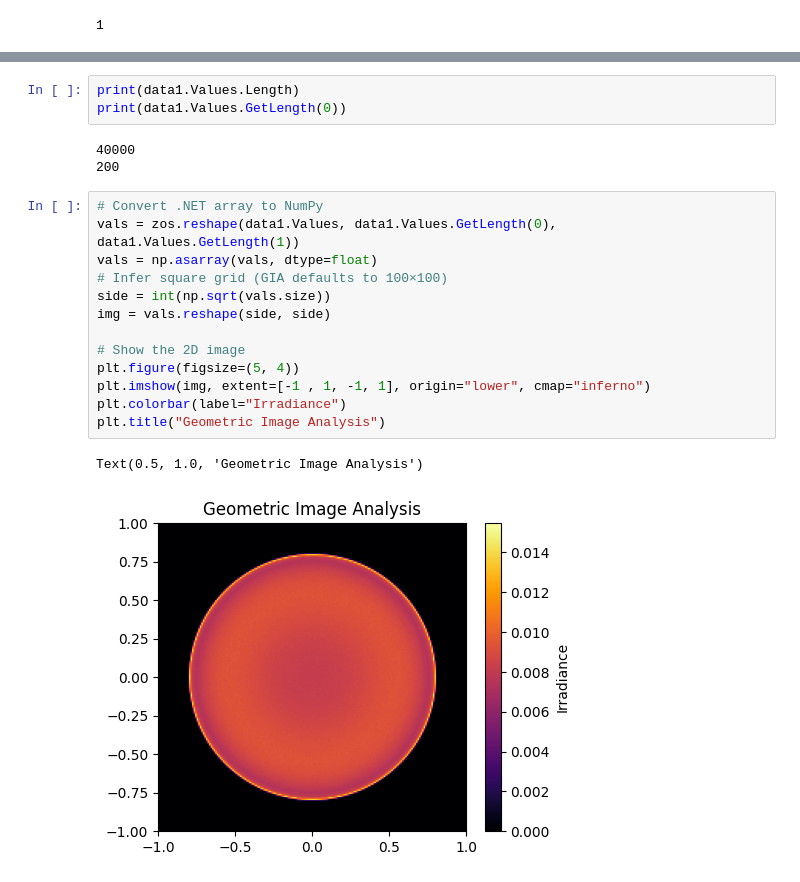
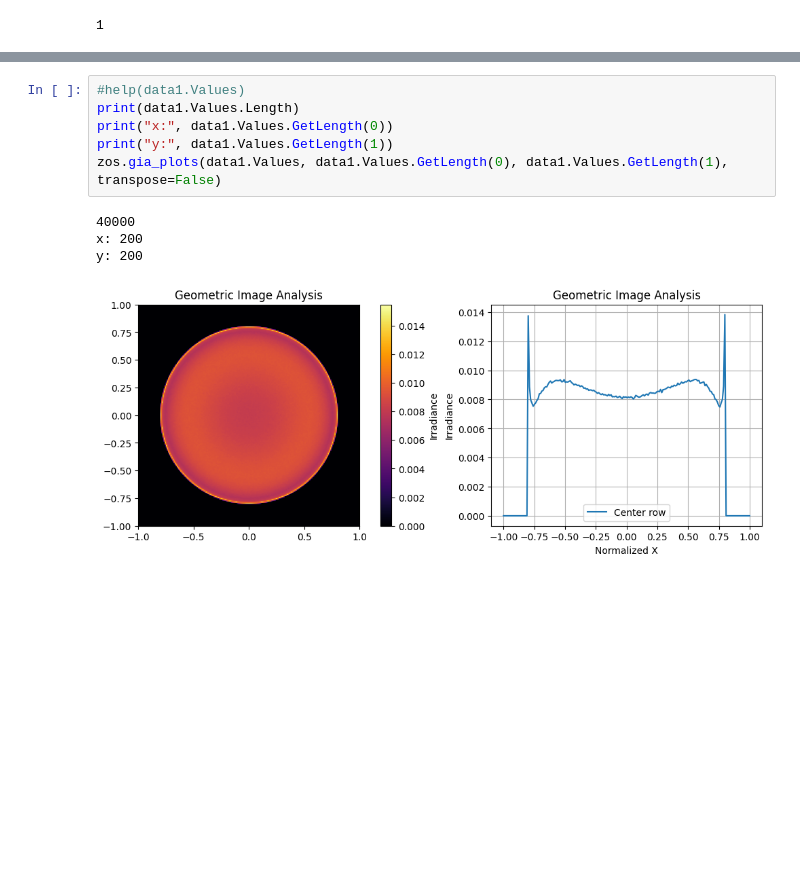
Before and after one commit to Xiong-Ziyi/Master-Thesis, a Jupyter notebook: Beam_shaper/ZOS_Galilean_Beam_Shaper.ipynb, the cells around one changed output, grey strips where cells are left out. Cells and saved outputs as stored; diff of their text form; blank space fills up the shorter version.

```diff
--- a/Beam_shaper/ZOS_Galilean_Beam_Shaper.ipynb
+++ b/Beam_shaper/ZOS_Galilean_Beam_Shaper.ipynb
@@ -345,22 +390,11 @@ class Double[,](Array)
-# %%
-print(data1.Values.Length)
-print(data1.Values.GetLength(0))
-# %% [output]
-40000
-200
 # %%
-# Convert .NET array to NumPy
-vals = zos.reshape(data1.Values, data1.Values.GetLength(0), data1.Values.GetLength(1))
-vals = np.asarray(vals, dtype=float)
-# Infer square grid (GIA defaults to 100×100)
-side = int(np.sqrt(vals.size))
-img = vals.reshape(side, side)
-
-# Show the 2D image
-plt.figure(figsize=(5, 4))
-plt.imshow(img, extent=[-1 , 1, -1, 1], origin="lower", cmap="inferno")
-plt.colorbar(label="Irradiance")
-plt.title("Geometric Image Analysis")
+#help(data1.Values)
+print(data1.Values.Length)
+print("x:", data1.Values.GetLength(0))
+print("y:", data1.Values.GetLength(1))
+zos.gia_plots(data1.Values, data1.Values.GetLength(0), data1.Values.GetLength(1), transpose=False)
 # %% [output]
-Text(0.5, 1.0, 'Geometric Image Analysis')
+40000
+x: 200
+y: 200
-[figure, old version]
+[figure, new version]
```
Also changed, not shown: parts of 19 cells of this notebook, 11 other files.
